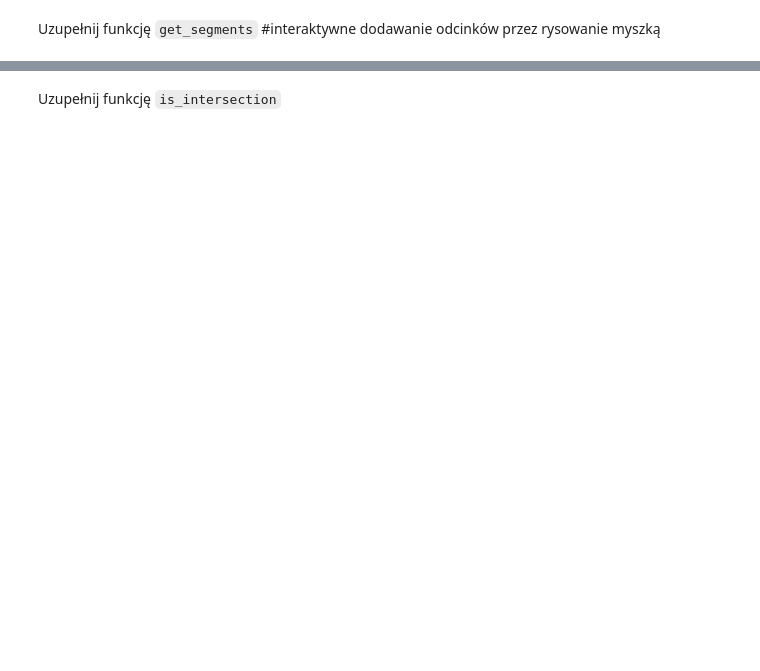
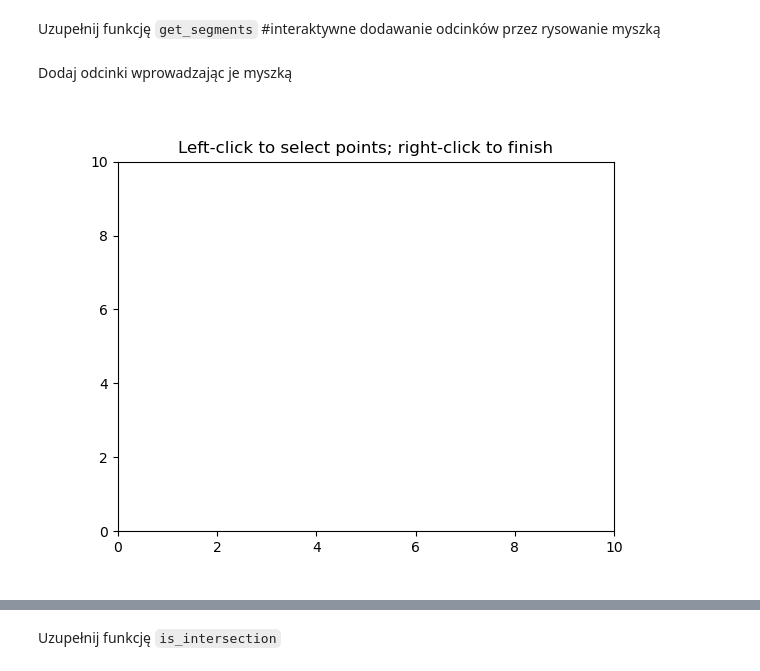
Before and after one commit to WSm-77/geometric_algorithms, a Jupyter notebook: lab4/main.ipynb, the cells around one changed output, grey strips where cells are left out. Drawn from its saved outputs; the diff is of its cells as text; code cells hidden in the pictures; blank space fills up the shorter version.

```diff
--- a/lab4/main.ipynb
+++ b/lab4/main.ipynb
@@ -175,3 +192,10 @@ def get_segments():
     plt.show()
 
     return segments
+# %% [markdown]
+Dodaj odcinki wprowadzając je myszką
+# %%
+%matplotlib widget
+segments = get_segments()
+# %% [output]
+[figure, added]
```
Also changed, not shown: parts of 24 cells of this notebook.
